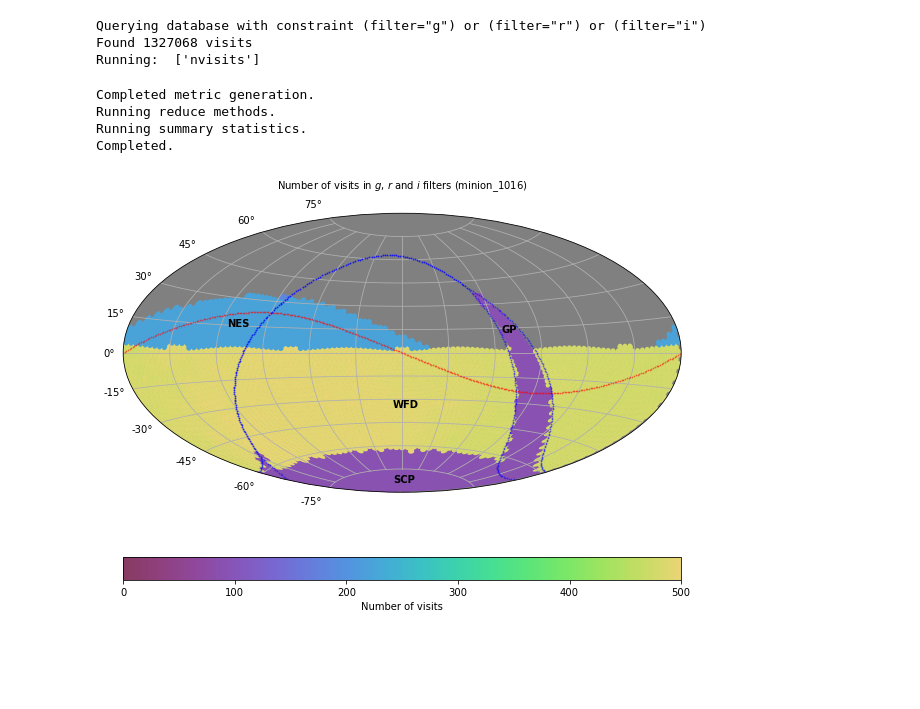
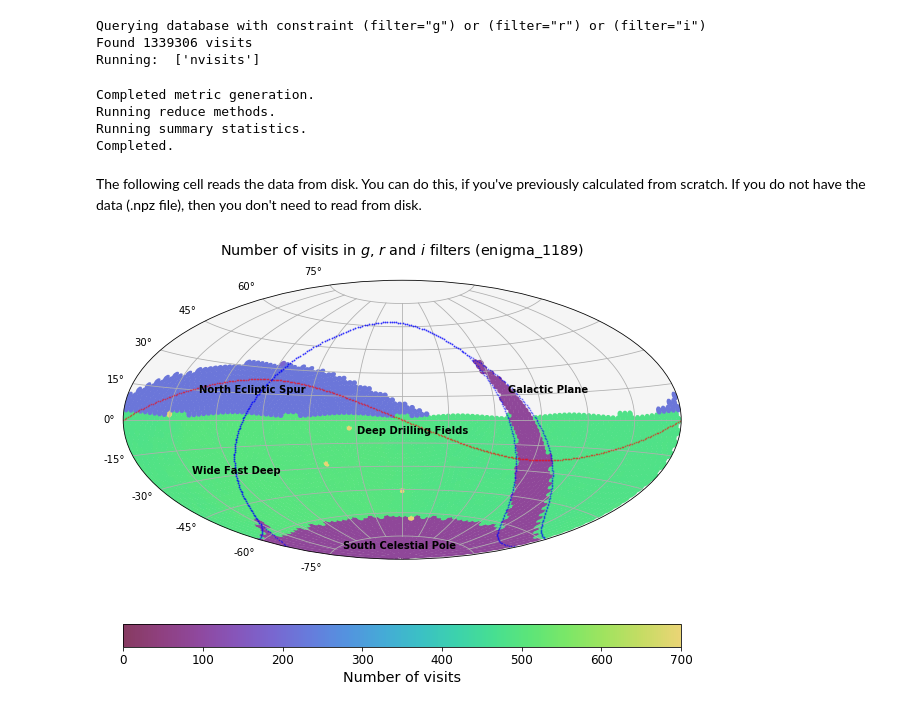
Before and after one commit to lsst-pst/neo_capabilities, a Jupyter notebook: NumVisits plots.ipynb, the cells around one changed output. Cells and saved outputs as stored; diff of their text form; code cells hidden in the pictures; blank space fills up the shorter version.

Commit message:
Updated plot for more labels

```diff
--- a/NumVisits plots.ipynb
+++ b/NumVisits plots.ipynb
@@ -7,8 +9,8 @@ import lsst.sims.maf.metricBundles as mb
 # %%
 opsdb = OpsimDatabase('/Users/lynnej/opsim/db/enigma_1189_sqlite.db')
 opsimName = 'enigma_1189'
-opsdb = OpsimDatabase('/Users/lynnej/opsim/db/minion_1016_sqlite.db')
-opsimName = 'minion_1016'
+#opsdb = OpsimDatabase('/Users/lynnej/opsim/db/minion_1016_sqlite.db')
+#opsimName = 'minion_1016'
 # %%
 m = metrics.CountMetric(col='expMJD', metricName='NVisits')
 s = slicers.OpsimFieldSlicer()
@@ -20,26 +22,33 @@ bg = mb.MetricBundleGroup({'nvisits':bundle}, dbObj=opsdb, outDir='.', resultsDb
 bg.runAll()
 # %% [output]
 Querying database with constraint (filter="g") or (filter="r") or (filter="i")
-Found 1327068 visits
+Found 1339306 visits
 Running:  ['nvisits']
 Completed metric generation.
 Running reduce methods.
 Running summary statistics.
 Completed.
+# %% [markdown]
+The following cell reads the data from disk. You can do this, if you've previously calculated from scratch. If you do not have the data (.npz file), then you don't need to read from disk.
+# %%
+filename = opsimName + '_NVisits_g_r_and_i_filters_OPSI.npz'
+bundle = mb.createEmptyMetricBundle()
+bundle.read(filename)
 # %%
 import matplotlib.pyplot as plt
 %matplotlib inline
-plotDict = {'colorMin': 0, 'colorMax': 500,
+plotDict = {'colorMin': 0, 'colorMax': 700,
             'title':r'Number of visits in $g$, $r$ and $i$ filters (%s)' % (opsimName),
-            'xlabel':r'Number of visits',
-            'figsize': (10, 8)}
+            'xlabel':r'Number of visits', 'bgcolor': 'whitesmoke',
+            'figsize': (10, 8), 'labelsize':'large', 'fontsize':'x-large'}
 bundle.setPlotDict(plotDict)
 bundle.plot(plotFunc=plots.BaseSkyMap())
 plt.figure(1)
-plt.figtext(.5, .5, 'WFD', fontweight='demibold')
-plt.figtext(.27, .64, 'NES', fontweight='demibold')
-plt.figtext(0.65, 0.63, 'GP', fontweight='demibold')
-plt.figtext(.5, .37, 'SCP', fontweight='demibold')
+plt.figtext(.22, .5, 'Wide Fast Deep', fontweight='demibold')
+plt.figtext(.23, .64, 'North Ecliptic Spur', fontweight='demibold')
+plt.figtext(0.66, 0.64, 'Galactic Plane', fontweight='demibold')
+plt.figtext(.43, .37, 'South Celestial Pole', fontweight='demibold')
+plt.figtext(0.45, 0.57, 'Deep Drilling Fields', fontweight='demibold')
 plt.savefig('Nvisits_gri.pdf')
 # %% [output]
-[figure, old version]
+[figure, new version]
```
Also changed, not shown: parts of 1 cell of this notebook, 1 other file.
